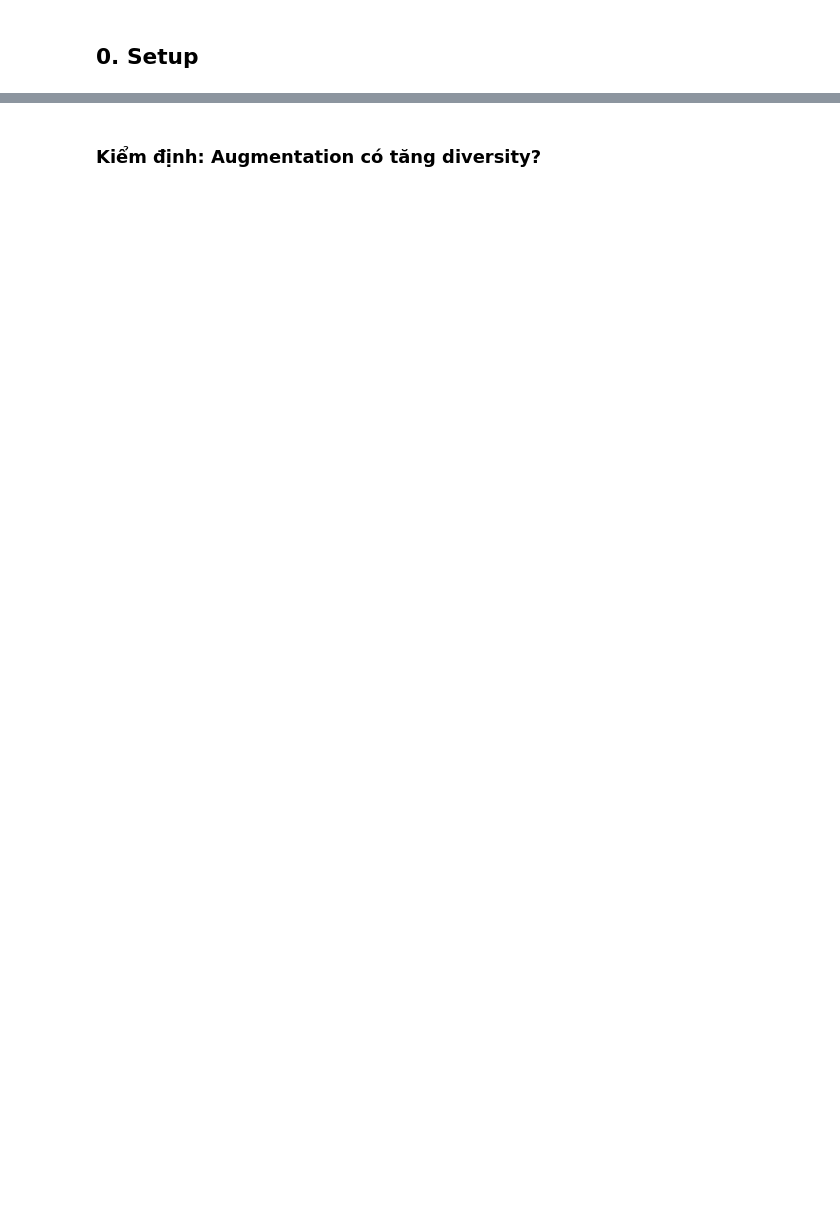
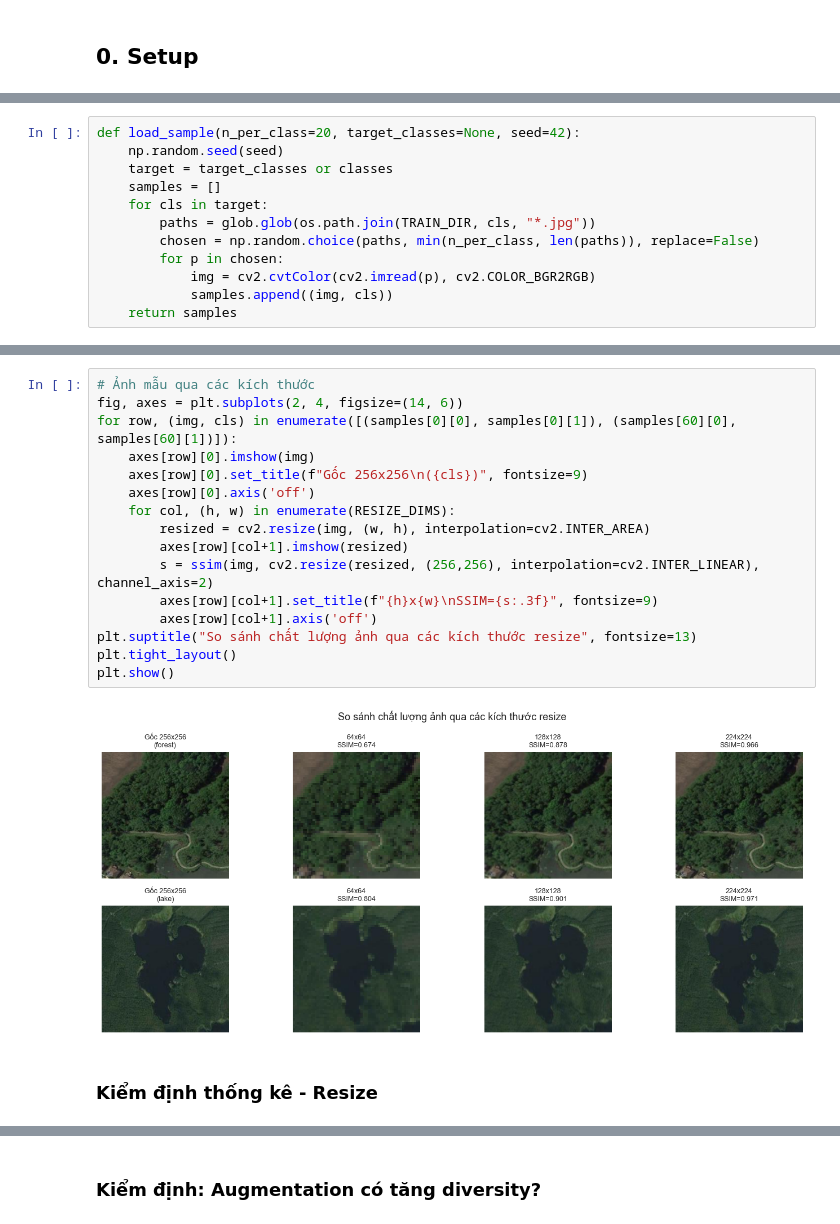
Before and after one commit to chisngyen/DataMining-Lab1, a Jupyter notebook: notebooks/02_preprocessing_image.ipynb, the cells around one changed output, grey strips where cells are left out. Drawn from its saved outputs; the diff is of its cells as text; blank space fills up the shorter version.

```diff
--- a/notebooks/02_preprocessing_image.ipynb
+++ b/notebooks/02_preprocessing_image.ipynb
@@ -445,0 +35,12 @@ plt.show()
+# %%
+def load_sample(n_per_class=20, target_classes=None, seed=42):
+    np.random.seed(seed)
+    target = target_classes or classes
+    samples = []
+    for cls in target:
+        paths = glob.glob(os.path.join(TRAIN_DIR, cls, "*.jpg"))
+        chosen = np.random.choice(paths, min(n_per_class, len(paths)), replace=False)
+        for p in chosen:
+            img = cv2.cvtColor(cv2.imread(p), cv2.COLOR_BGR2RGB)
+            samples.append((img, cls))
+    return samples
@@ -445,0 +193,20 @@ plt.show()
+# %%
+# Ảnh mẫu qua các kích thước
+fig, axes = plt.subplots(2, 4, figsize=(14, 6))
+for row, (img, cls) in enumerate([(samples[0][0], samples[0][1]), (samples[60][0], samples[60][1])]):
+    axes[row][0].imshow(img)
+    axes[row][0].set_title(f"Gốc 256x256\n({cls})", fontsize=9)
+    axes[row][0].axis('off')
+    for col, (h, w) in enumerate(RESIZE_DIMS):
+        resized = cv2.resize(img, (w, h), interpolation=cv2.INTER_AREA)
+        axes[row][col+1].imshow(resized)
+        s = ssim(img, cv2.resize(resized, (256,256), interpolation=cv2.INTER_LINEAR), channel_axis=2)
+        axes[row][col+1].set_title(f"{h}x{w}\nSSIM={s:.3f}", fontsize=9)
+        axes[row][col+1].axis('off')
+plt.suptitle("So sánh chất lượng ảnh qua các kích thước resize", fontsize=13)
+plt.tight_layout()
+plt.show()
+# %% [output]
+[figure, added]
+# %% [markdown]
+### Kiểm định thống kê - Resize
```
Also changed, not shown: parts of 108 cells of this notebook, 1 other file.
